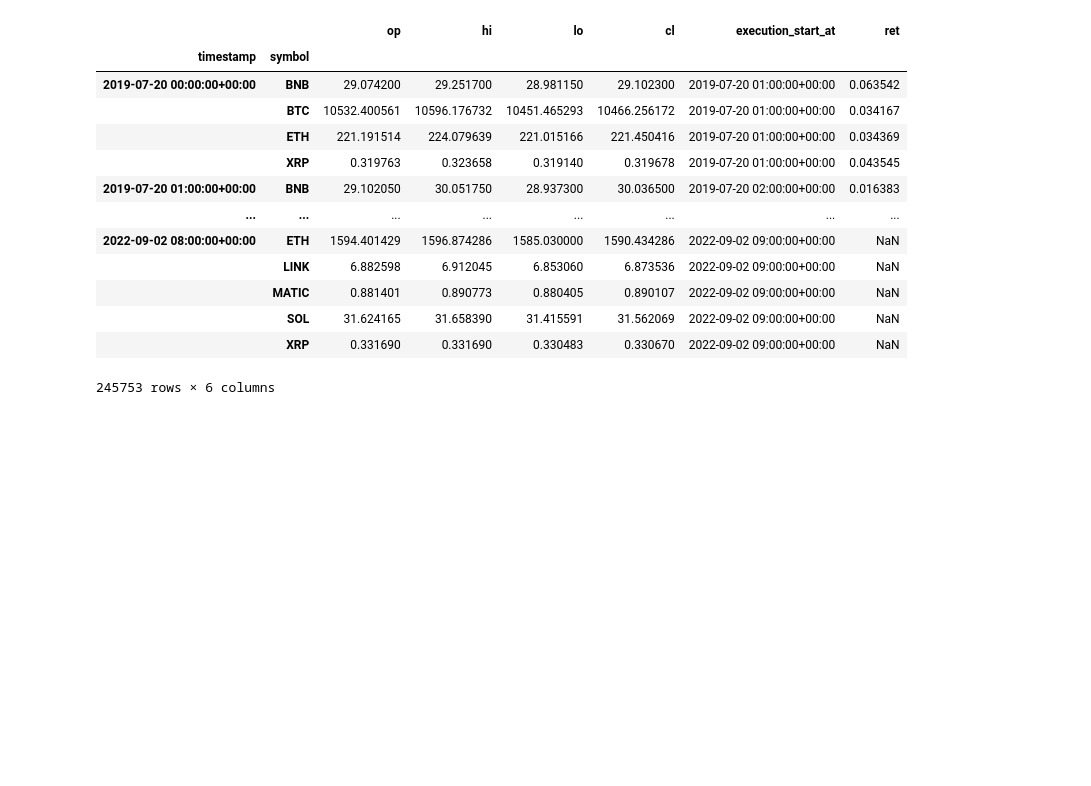
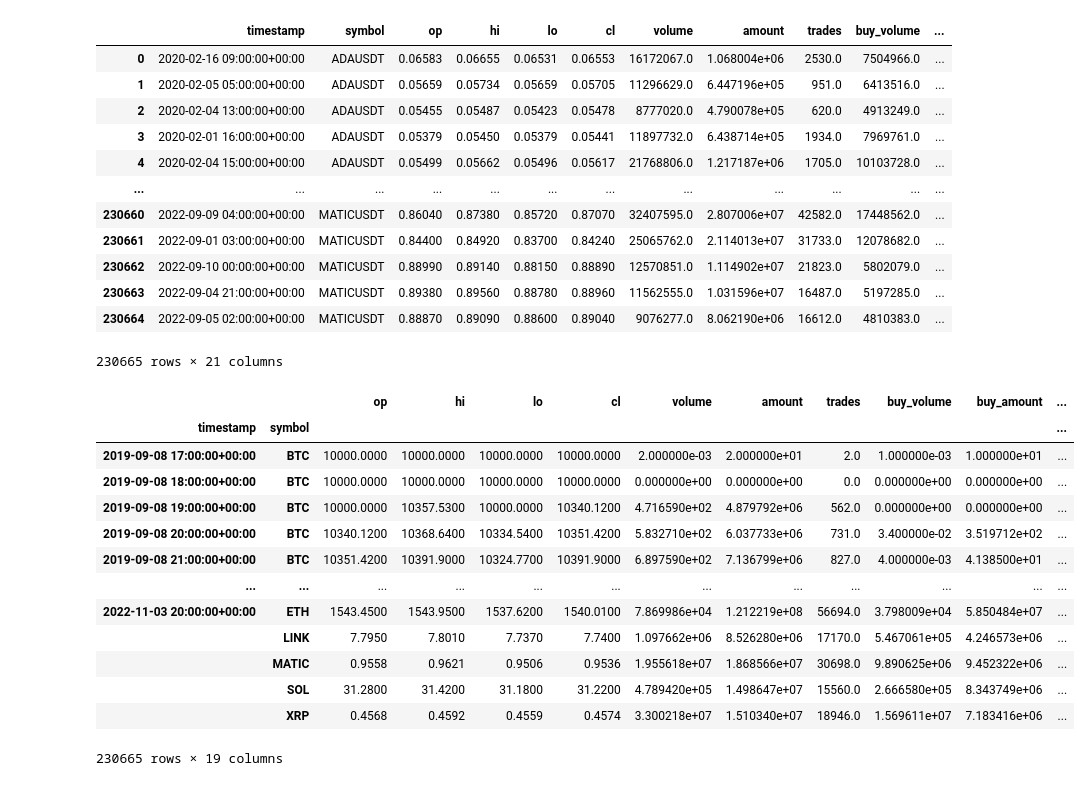
Before and after one commit to richmanbtc/alphapool-model, a Jupyter notebook: notebooks/20220929_btc_beta_one.ipynb, the cells around one changed output. Drawn from its saved outputs; the diff is of its cells as text; code cells hidden in the pictures; blank space fills up the shorter version.

```diff
--- a/notebooks/20220929_btc_beta_one.ipynb
+++ b/notebooks/20220929_btc_beta_one.ipynb
@@ -35,27 +40,65 @@ def get_joblib_memory():
         return joblib.Memory('/tmp/alphapool_joblib_memory', verbose=0)
     else:
         return joblib.Memory(None, verbose=0)
-# %%
-# symbols = 'BTC,ETH'.split(',')
-symbols = os.getenv('ALPHAPOOL_SYMBOLS').split(',') # 売買代金が多く、古いもの
-df = fetch_ohlcv(symbols=symbols, with_target=True, price_type=None)
-df.to_pickle('/tmp/df_price_type_none.pkl')
-display(df)
-# %% [output]
-|  |  | op | hi | lo | cl | execution_start_at | ret |
-| timestamp | symbol |  |  |  |  |  |  |
-| 2019-07-20 00:00:00+00:00 | BNB | 29.074200 | 29.251700 | 28.981150 | 29.102300 | 2019-07-20 01:00:00+00:00 | 0.063542 |
-|  | BTC | 10532.400561 | 10596.176732 | 10451.465293 | 10466.256172 | 2019-07-20 01:00:00+00:00 | 0.034167 |
-|  | ETH | 221.191514 | 224.079639 | 221.015166 | 221.450416 | 2019-07-20 01:00:00+00:00 | 0.034369 |
-|  | XRP | 0.319763 | 0.323658 | 0.319140 | 0.319678 | 2019-07-20 01:00:00+00:00 | 0.043545 |
-| 2019-07-20 01:00:00+00:00 | BNB | 29.102050 | 30.051750 | 28.937300 | 30.036500 | 2019-07-20 02:00:00+00:00 | 0.016383 |
-| ... | ... | ... | ... | ... | ... | ... | ... |
-| 2022-09-02 08:00:00+00:00 | ETH | 1594.401429 | 1596.874286 | 1585.030000 | 1590.434286 | 2022-09-02 09:00:00+00:00 | NaN |
-|  | LINK | 6.882598 | 6.912045 | 6.853060 | 6.873536 | 2022-09-02 09:00:00+00:00 | NaN |
-|  | MATIC | 0.881401 | 0.890773 | 0.880405 | 0.890107 | 2022-09-02 09:00:00+00:00 | NaN |
-|  | SOL | 31.624165 | 31.658390 | 31.415591 | 31.562069 | 2022-09-02 09:00:00+00:00 | NaN |
-|  | XRP | 0.331690 | 0.331690 | 0.330483 | 0.330670 | 2022-09-02 09:00:00+00:00 | NaN |
-245753 rows × 6 columns
+# %%
+symbols = os.getenv('ALPHAPOOL_SYMBOLS').split(',') # 売買代金が多く、古いもの
+
+provider_configs = [
+    {
+        'provider': 'bigquery',
+        'options': {
+            'table': 'binance_ohlcv',
+            'symbols': ['{}USDT'.format(x) for x in symbols],
+        }
+    },
+]
+
+dfs = DataFetcher(memory=get_joblib_memory()).fetch(
+    provider_configs=provider_configs,
+    min_timestamp=None,
+)
+
+for df in dfs:
+    display(df)
+
+def merge_data(dfs):
+    df = dfs[0]
+    df['symbol'] = df['symbol'].str.replace('USDT', '')
+    df = df.set_index(['timestamp', 'symbol']).sort_index()
+    return df
+
+df = merge_data(dfs)
+df = df.dropna()
+df.to_pickle('/tmp/df_binance_ohlcv.pkl')
+display(df)
+# %% [output]
+|  | timestamp | symbol | op | hi | lo | cl | volume | amount | trades | buy_volume | ... |
+| 0 | 2020-02-16 09:00:00+00:00 | ADAUSDT | 0.06583 | 0.06655 | 0.06531 | 0.06553 | 16172067.0 | 1.068004e+06 | 2530.0 | 7504966.0 | ... |
+| 1 | 2020-02-05 05:00:00+00:00 | ADAUSDT | 0.05659 | 0.05734 | 0.05659 | 0.05705 | 11296629.0 | 6.447196e+05 | 951.0 | 6413516.0 | ... |
+| 2 | 2020-02-04 13:00:00+00:00 | ADAUSDT | 0.05455 | 0.05487 | 0.05423 | 0.05478 | 8777020.0 | 4.790078e+05 | 620.0 | 4913249.0 | ... |
+| 3 | 2020-02-01 16:00:00+00:00 | ADAUSDT | 0.05379 | 0.05450 | 0.05379 | 0.05441 | 11897732.0 | 6.438714e+05 | 1934.0 | 7969761.0 | ... |
+| 4 | 2020-02-04 15:00:00+00:00 | ADAUSDT | 0.05499 | 0.05662 | 0.05496 | 0.05617 | 21768806.0 | 1.217187e+06 | 1705.0 | 10103728.0 | ... |
+| ... | ... | ... | ... | ... | ... | ... | ... | ... | ... | ... | ... |
+| 230660 | 2022-09-09 04:00:00+00:00 | MATICUSDT | 0.86040 | 0.87380 | 0.85720 | 0.87070 | 32407595.0 | 2.807006e+07 | 42582.0 | 17448562.0 | ... |
+| 230661 | 2022-09-01 03:00:00+00:00 | MATICUSDT | 0.84400 | 0.84920 | 0.83700 | 0.84240 | 25065762.0 | 2.114013e+07 | 31733.0 | 12078682.0 | ... |
+| 230662 | 2022-09-10 00:00:00+00:00 | MATICUSDT | 0.88990 | 0.89140 | 0.88150 | 0.88890 | 12570851.0 | 1.114902e+07 | 21823.0 | 5802079.0 | ... |
+| 230663 | 2022-09-04 21:00:00+00:00 | MATICUSDT | 0.89380 | 0.89560 | 0.88780 | 0.88960 | 11562555.0 | 1.031596e+07 | 16487.0 | 5197285.0 | ... |
+| 230664 | 2022-09-05 02:00:00+00:00 | MATICUSDT | 0.88870 | 0.89090 | 0.88600 | 0.89040 | 9076277.0 | 8.062190e+06 | 16612.0 | 4810383.0 | ... |
+230665 rows × 21 columns
+|  |  | op | hi | lo | cl | volume | amount | trades | buy_volume | buy_amount | ... |
+| timestamp | symbol |  |  |  |  |  |  |  |  |  | ... |
+| 2019-09-08 17:00:00+00:00 | BTC | 10000.0000 | 10000.0000 | 10000.0000 | 10000.0000 | 2.000000e-03 | 2.000000e+01 | 2.0 | 1.000000e-03 | 1.000000e+01 | ... |
+| 2019-09-08 18:00:00+00:00 | BTC | 10000.0000 | 10000.0000 | 10000.0000 | 10000.0000 | 0.000000e+00 | 0.000000e+00 | 0.0 | 0.000000e+00 | 0.000000e+00 | ... |
+| 2019-09-08 19:00:00+00:00 | BTC | 10000.0000 | 10357.5300 | 10000.0000 | 10340.1200 | 4.716590e+02 | 4.879792e+06 | 562.0 | 0.000000e+00 | 0.000000e+00 | ... |
+| 2019-09-08 20:00:00+00:00 | BTC | 10340.1200 | 10368.6400 | 10334.5400 | 10351.4200 | 5.832710e+02 | 6.037733e+06 | 731.0 | 3.400000e-02 | 3.519712e+02 | ... |
+| 2019-09-08 21:00:00+00:00 | BTC | 10351.4200 | 10391.9000 | 10324.7700 | 10391.9000 | 6.897590e+02 | 7.136799e+06 | 827.0 | 4.000000e-03 | 4.138500e+01 | ... |
+| ... | ... | ... | ... | ... | ... | ... | ... | ... | ... | ... | ... |
+| 2022-11-03 20:00:00+00:00 | ETH | 1543.4500 | 1543.9500 | 1537.6200 | 1540.0100 | 7.869986e+04 | 1.212219e+08 | 56694.0 | 3.798009e+04 | 5.850484e+07 | ... |
+|  | LINK | 7.7950 | 7.8010 | 7.7370 | 7.7400 | 1.097662e+06 | 8.526280e+06 | 17170.0 | 5.467061e+05 | 4.246573e+06 | ... |
+|  | MATIC | 0.9558 | 0.9621 | 0.9506 | 0.9536 | 1.955618e+07 | 1.868566e+07 | 30698.0 | 9.890625e+06 | 9.452322e+06 | ... |
+|  | SOL | 31.2800 | 31.4200 | 31.1800 | 31.2200 | 4.789420e+05 | 1.498647e+07 | 15560.0 | 2.666580e+05 | 8.343749e+06 | ... |
+|  | XRP | 0.4568 | 0.4592 | 0.4559 | 0.4574 | 3.300218e+07 | 1.510340e+07 | 18946.0 | 1.569611e+07 | 7.183416e+06 | ... |
+230665 rows × 19 columns
 # %%
 # based on 20220910_eda
 
```
Also changed, not shown: parts of 4 cells of this notebook, 1 other file.
